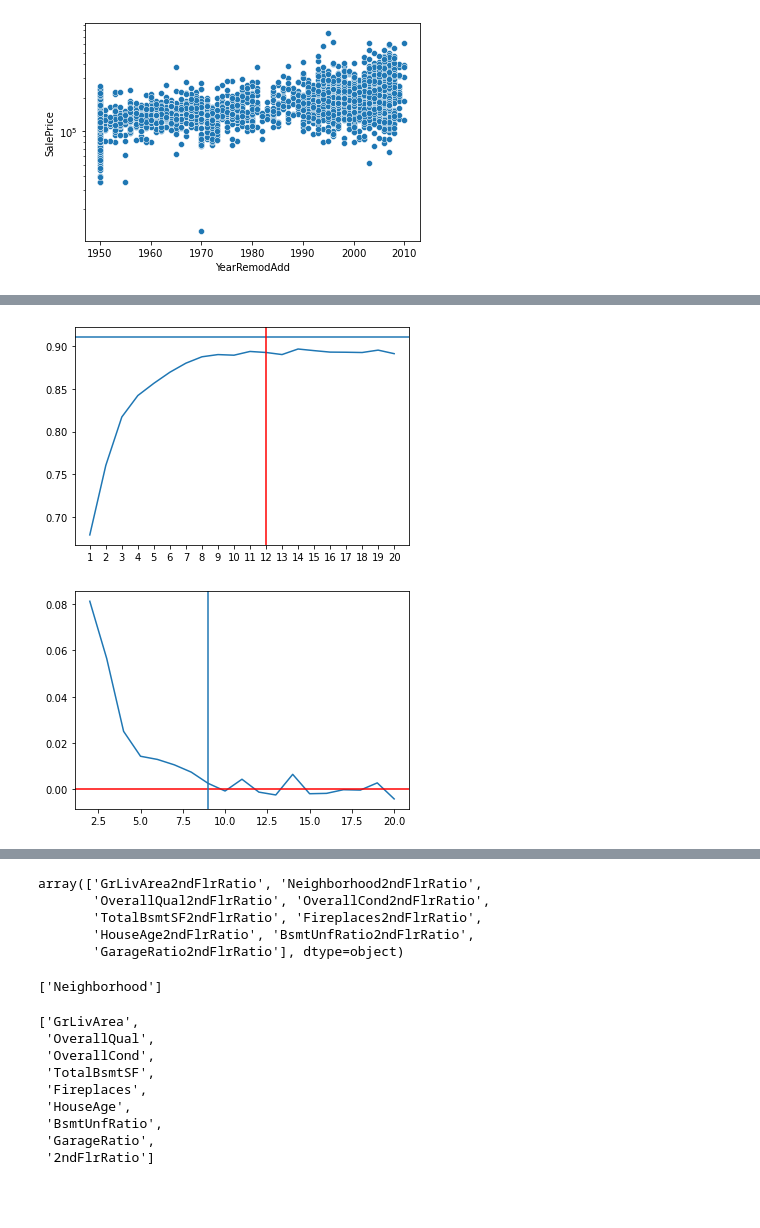
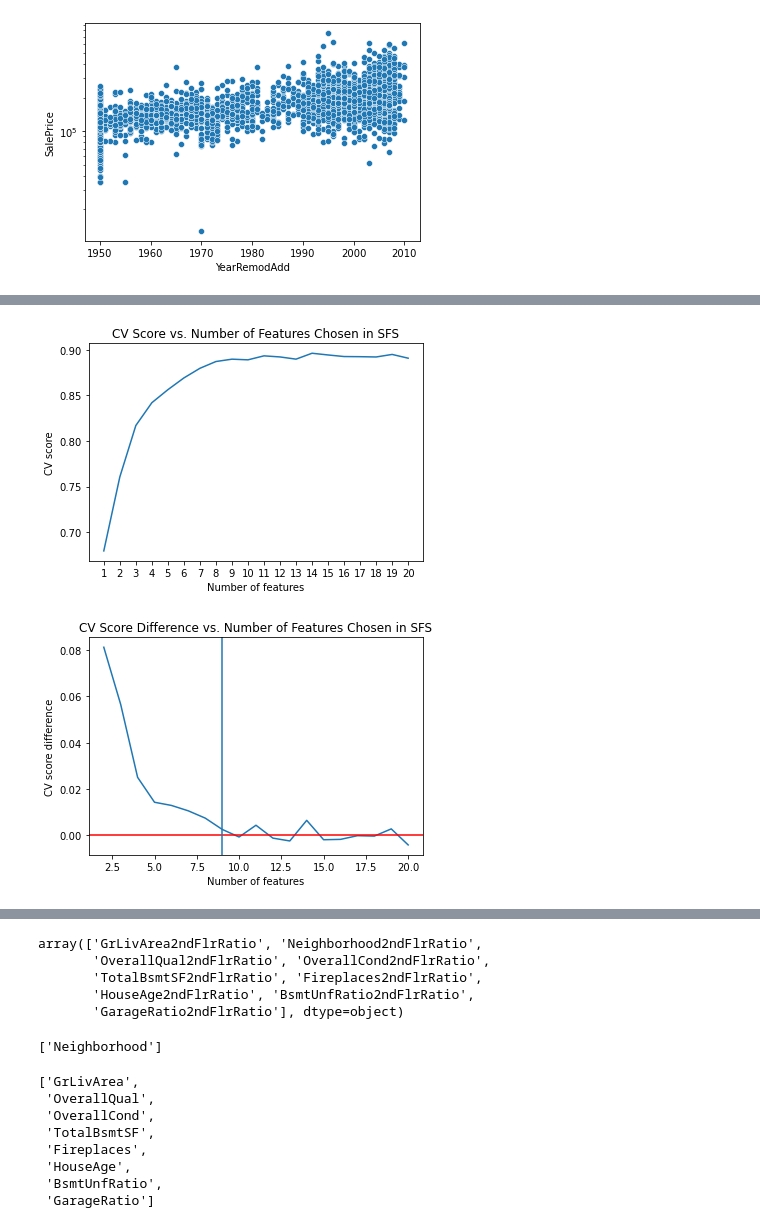
Before and after one commit to kchander92/NYCDSA-Machine-Learning-Project, a Jupyter notebook: Machine Learning EDA and Modeling - v4.ipynb, the cells around one changed output, grey strips where cells are left out. Saved outputs shown, nothing was run; the diff lists cells and outputs as text; code cells hidden in the pictures; blank space fills up the shorter version.

```diff
--- a/Machine Learning EDA and Modeling - v4.ipynb
+++ b/Machine Learning EDA and Modeling - v4.ipynb
@@ -468,3 +487,11 @@ GridSearchCV(cv=KFold(n_splits=5, random_state=42, shuffle=True),
                                             0.38535285937105296, ...],
                           'n_estimators': range(10, 110, 10)}],
              verbose=3)
+# %%
+grid_para_adaboost = [{
+    "n_estimators": range(10, 110, 10),
+    "learning_rate": list(np.logspace(-1, 1, 100).round(4))
+}]
+grid_search_adaboost = GridSearchCV(
+    adaboost, grid_para_adaboost, cv=kfold, n_jobs=-1, verbose=3)
+grid_search_adaboost
@@ -984,3 +1025,13 @@ GridSearchCV(cv=KFold(n_splits=5, random_state=42, shuffle=True),
                           'min_samples_split': array([ 2,  4,  6,  8, 10, 12, 14, 16, 18, 20, 22, 24, 26, 28, 30]),
                           'n_estimators': range(10, 110, 10)}],
              verbose=3)
+# %%
+grid_para_gradboost = [{
+    "n_estimators": range(10, 110, 10),
+    "learning_rate": list(np.logspace(-1, 0, 20).round(4)),
+    "min_samples_leaf": range(1, 10),
+    "min_samples_split": np.linspace(start=2, stop=30, num=15, dtype=int)
+}]
+grid_search_gradboost = GridSearchCV(
+    gradboost, grid_para_gradboost, cv=kfold, n_jobs=-1, verbose=3)
+grid_search_gradboost
@@ -1465,16 +1538,20 @@ scores
 # %%
 plt.plot(range(1, 21), list(scores.values()))
 plt.xticks(list(range(1, 21)))
-plt.axhline(grid_search_gradboost.best_score_)
-plt.axvline(12, color='r');
+plt.xlabel('Number of features')
+plt.ylabel('CV score')
+plt.title('CV Score vs. Number of Features Chosen in SFS');
 # %% [output]
-[figure, old version]
+[figure, new version]
 # %%
 plt.plot(range(2, 21), np.diff(list(scores.values())))
 plt.axhline(0, color='r')
-plt.axvline(9);
+plt.axvline(9)
+plt.xlabel('Number of features')
+plt.ylabel('CV score difference')
+plt.title('CV Score Difference vs. Number of Features Chosen in SFS');
 # %% [output]
-[figure, old version]
+[figure, new version]
 # %%
 encoders
 # %% [output]
@@ -1495,14 +1572,14 @@ encoders
  'MiscFeature': OrdinalEncoder(),
  'SaleType': OrdinalEncoder(),
  'SaleCondition': OrdinalEncoder()}
-# %%
-gradboost_feats_sfs[9] + ['2ndFlrRatio']
-# %% [output]
-array(['GrLivArea2ndFlrRatio', 'Neighborhood2ndFlrRatio',
-       'OverallQual2ndFlrRatio', 'OverallCond2ndFlrRatio',
-       'TotalBsmtSF2ndFlrRatio', 'Fireplaces2ndFlrRatio',
-       'HouseAge2ndFlrRatio', 'BsmtUnfRatio2ndFlrRatio',
-       'GarageRatio2ndFlrRatio'], dtype=object)
+# %%
+gradboost_feats_sfs[9] + ['2ndFlrRatio']
+# %% [output]
+array(['GrLivArea2ndFlrRatio', 'Neighborhood2ndFlrRatio',
+       'OverallQual2ndFlrRatio', 'OverallCond2ndFlrRatio',
+       'TotalBsmtSF2ndFlrRatio', 'Fireplaces2ndFlrRatio',
+       'HouseAge2ndFlrRatio', 'BsmtUnfRatio2ndFlrRatio',
+       'GarageRatio2ndFlrRatio'], dtype=object)
 # %%
 categorical_features = []
 other_features = []
@@ -1526,8 +1603,7 @@ other_features
  'Fireplaces',
  'HouseAge',
  'BsmtUnfRatio',
- 'GarageRatio',
- '2ndFlrRatio']
+ 'GarageRatio']
 # %%
 from sklearn.linear_model import LinearRegression
 
```
Also changed, not shown: parts of 60 cells of this notebook, 11 other files.
